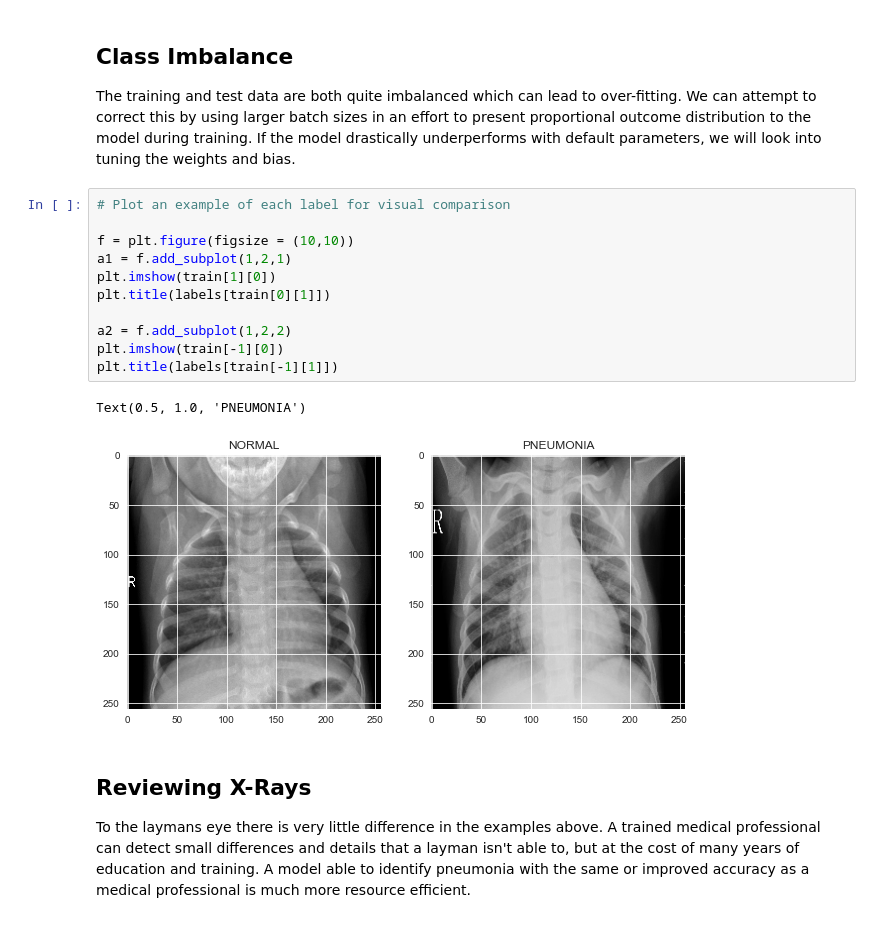
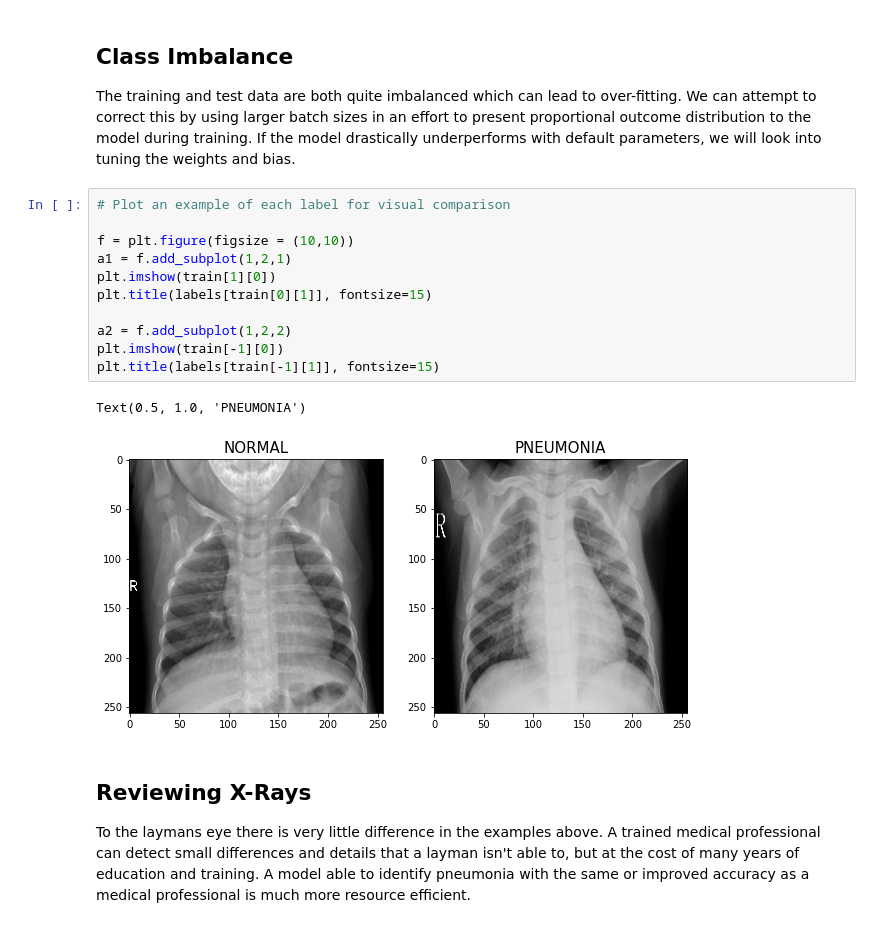
Before and after one commit to joshblumer/dsc-phase-4-project, a Jupyter notebook: Phase4Project.ipynb, the cells around one changed output. Saved outputs shown, nothing was run; the diff lists cells and outputs as text.

```diff
--- a/Phase4Project.ipynb
+++ b/Phase4Project.ipynb
@@ -102,17 +104,17 @@ The training and test data are both quite imbalanced which can lead to over-fitt
 # %%
 # Plot an example of each label for visual comparison
 
 f = plt.figure(figsize = (10,10))
 a1 = f.add_subplot(1,2,1)
 plt.imshow(train[1][0])
-plt.title(labels[train[0][1]])
+plt.title(labels[train[0][1]], fontsize=15)
 
 a2 = f.add_subplot(1,2,2)
 plt.imshow(train[-1][0])
-plt.title(labels[train[-1][1]])
+plt.title(labels[train[-1][1]], fontsize=15)
 # %% [output]
 Text(0.5, 1.0, 'PNEUMONIA')
-[figure, old version]
+[figure, new version]
 # %% [markdown]
 ## Reviewing X-Rays
 To the laymans eye there is very little difference in the examples above.  A trained medical professional can detect small differences and details that a layman isn't able to, but at the cost of many years of education and training. A model able to identify pneumonia with the same or improved accuracy as a medical professional is much more resource efficient.
```
Also changed, not shown: parts of 7 cells of this notebook.
